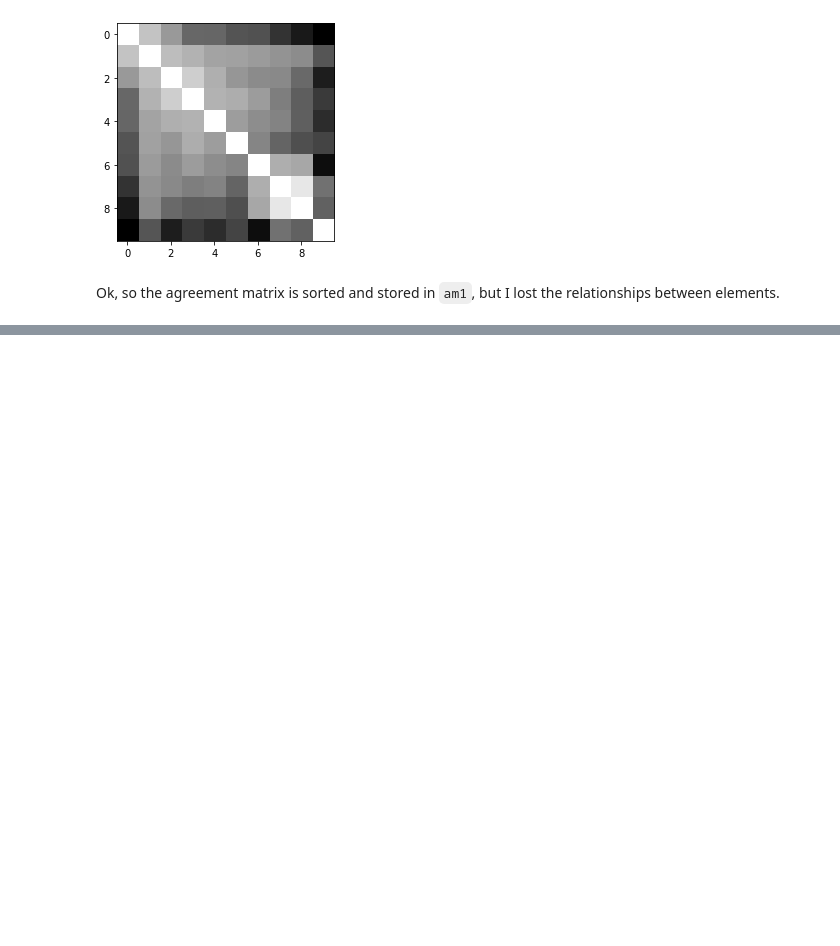
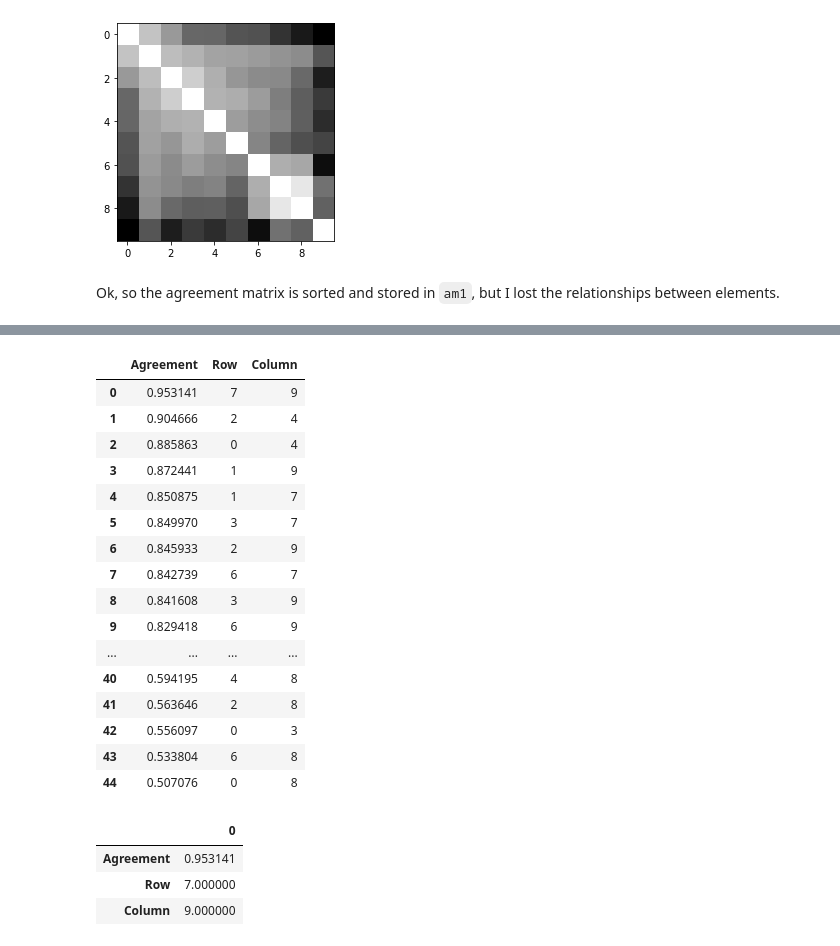
Before and after one commit to uniformlyMatt/PhD-code, a Jupyter notebook: Searching for digit manifolds.ipynb, the cells around one changed output, grey strips where cells are left out. Saved outputs shown, nothing was run; the diff lists cells and outputs as text; code cells hidden in the pictures; blank space fills up the shorter version.

```diff
--- a/Searching for digit manifolds.ipynb
+++ b/Searching for digit manifolds.ipynb
@@ -275,0 +332,30 @@ Ok, so the agreement matrix is sorted and stored in `am1`, but I lost the relati
+# %%
+nodes
+# %% [output]
+|  | Agreement | Row | Column |
+| 0 | 0.953141 | 7 | 9 |
+| 1 | 0.904666 | 2 | 4 |
+| 2 | 0.885863 | 0 | 4 |
+| 3 | 0.872441 | 1 | 9 |
+| 4 | 0.850875 | 1 | 7 |
+| 5 | 0.849970 | 3 | 7 |
+| 6 | 0.845933 | 2 | 9 |
+| 7 | 0.842739 | 6 | 7 |
+| 8 | 0.841608 | 3 | 9 |
+| 9 | 0.829418 | 6 | 9 |
+| ... | ... | ... | ... |
+| 40 | 0.594195 | 4 | 8 |
+| 41 | 0.563646 | 2 | 8 |
+| 42 | 0.556097 | 0 | 3 |
+| 43 | 0.533804 | 6 | 8 |
+| 44 | 0.507076 | 0 | 8 |
+# %%
+# Take the first row as the first family
+
+f1 = pd.DataFrame(nodes.loc[0])
+f1
+# %% [output]
+|  | 0 |
+| Agreement | 0.953141 |
+| Row | 7.000000 |
+| Column | 9.000000 |
```
Also changed, not shown: parts of 6 cells of this notebook.
